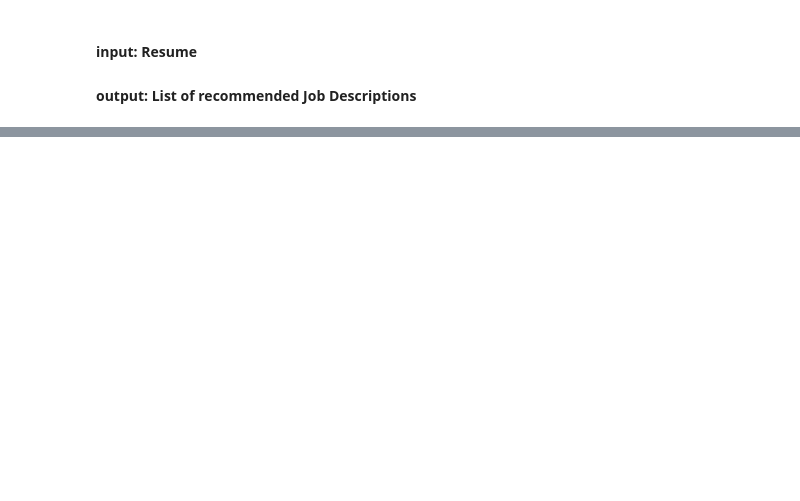
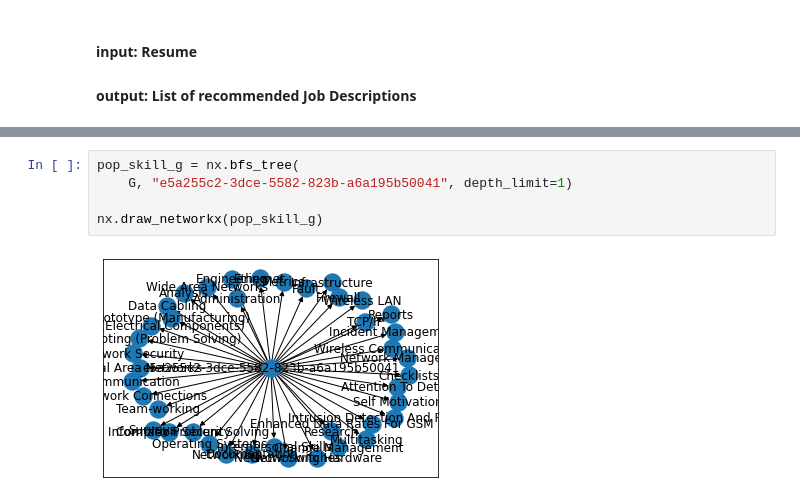
Before and after one commit to Mystic-Trooper/Job-Recommendation, a Jupyter notebook: knowledge_graph_analysis.ipynb, the cells around one changed output, grey strips where cells are left out. Saved outputs shown, nothing was run; the diff lists cells and outputs as text; blank space fills up the shorter version.

Commit message:
adding network analysis

```diff
--- a/knowledge_graph_analysis.ipynb
+++ b/knowledge_graph_analysis.ipynb
@@ -401 +420,8 @@ e7fc9e40-ac86-5cf2-ba8f-3c1ef9e21982 1
 61c088f9-63ea-5a47-b0ab-9310db497b4d 1
+# %%
+pop_skill_g = nx.bfs_tree(
+    G, "e5a255c2-3dce-5582-823b-a6a195b50041", depth_limit=1)
+
+nx.draw_networkx(pop_skill_g)
+# %% [output]
+[figure, added]
```
Also changed, not shown: parts of 21 cells of this notebook, 6 other files.
